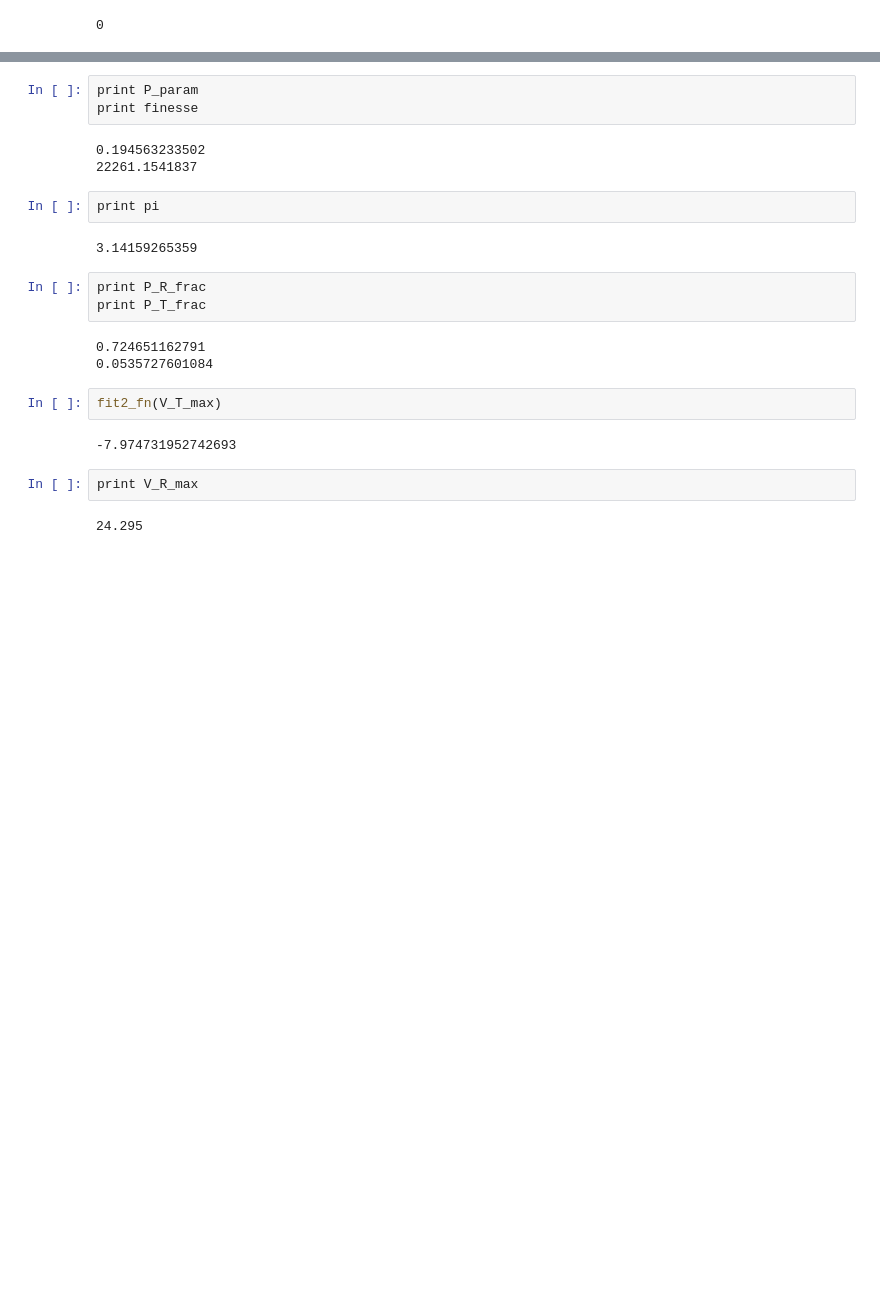
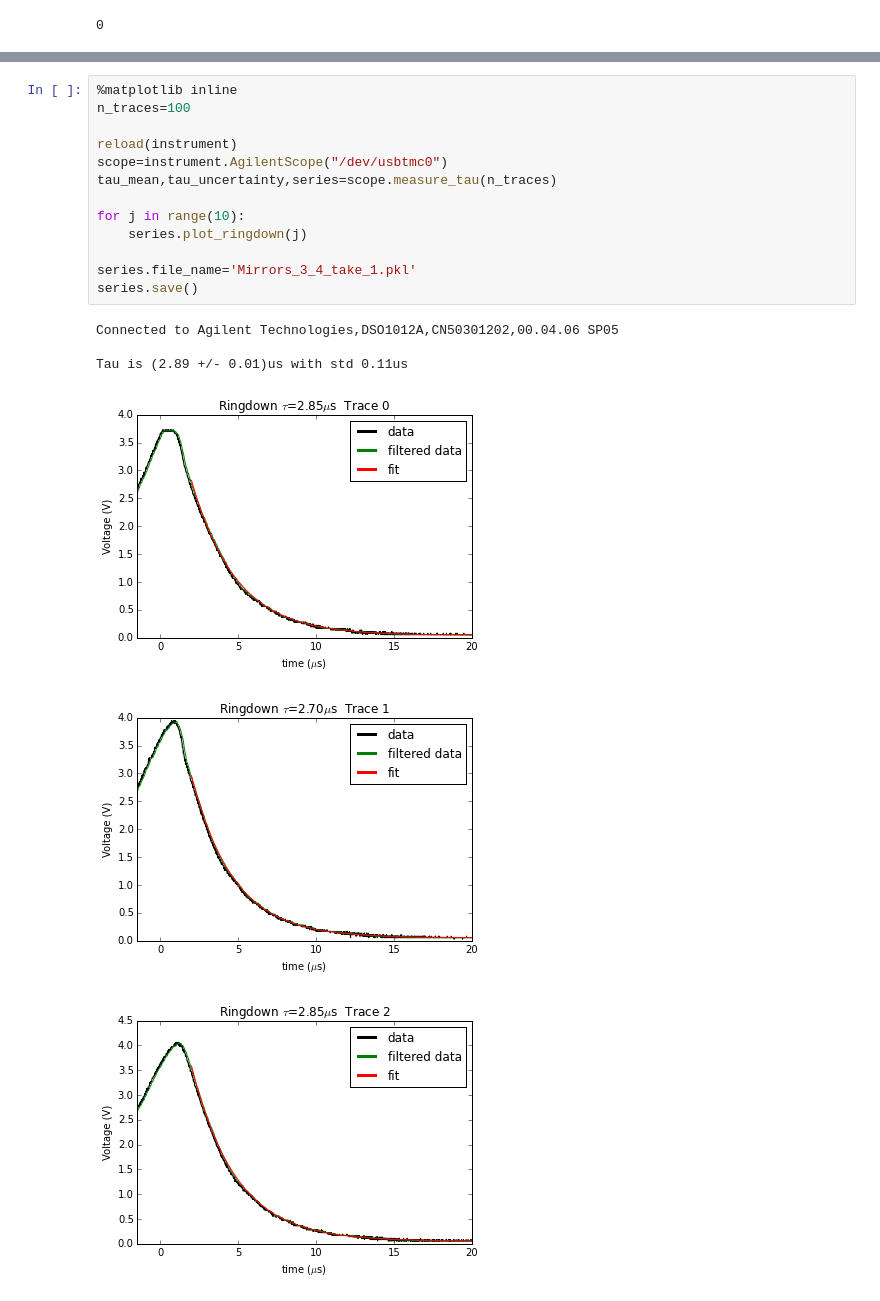
Before and after one commit to zakv/Ringdown_Scope_Code, a Jupyter notebook: Ringdown_Scope_Code.ipynb, the cells around one changed output, grey strips where cells are left out. Cells and saved outputs as stored; diff of their text form; blank space fills up the shorter version.

```diff
--- a/Ringdown_Scope_Code.ipynb
+++ b/Ringdown_Scope_Code.ipynb
@@ -273,24 +274,20 @@ print epsilon
-# %%
-print P_param
-print finesse
-# %% [output]
-0.194563233502
-22261.1541837
-# %%
-print pi
-# %% [output]
-3.14159265359
-# %%
-print P_R_frac
-print P_T_frac
-# %% [output]
-0.724651162791
-0.0535727601084
-# %%
-fit2_fn(V_T_max)
-# %% [output]
--7.974731952742693
-# %%
-print V_R_max
-# %% [output]
-24.295
+# %%
+%matplotlib inline
+n_traces=100
+
+reload(instrument)
+scope=instrument.AgilentScope("/dev/usbtmc0")
+tau_mean,tau_uncertainty,series=scope.measure_tau(n_traces)
+
+for j in range(10):
+    series.plot_ringdown(j)
+
+series.file_name='Mirrors_3_4_take_1.pkl'
+series.save()
+# %% [output]
+Connected to Agilent Technologies,DSO1012A,CN50301202,00.04.06 SP05
+
+Tau is (2.89 +/- 0.01)us with std 0.11us
+[figure, added]
+[figure, added]
+[figure, added]
```
Also changed, not shown: parts of 14 cells of this notebook.
